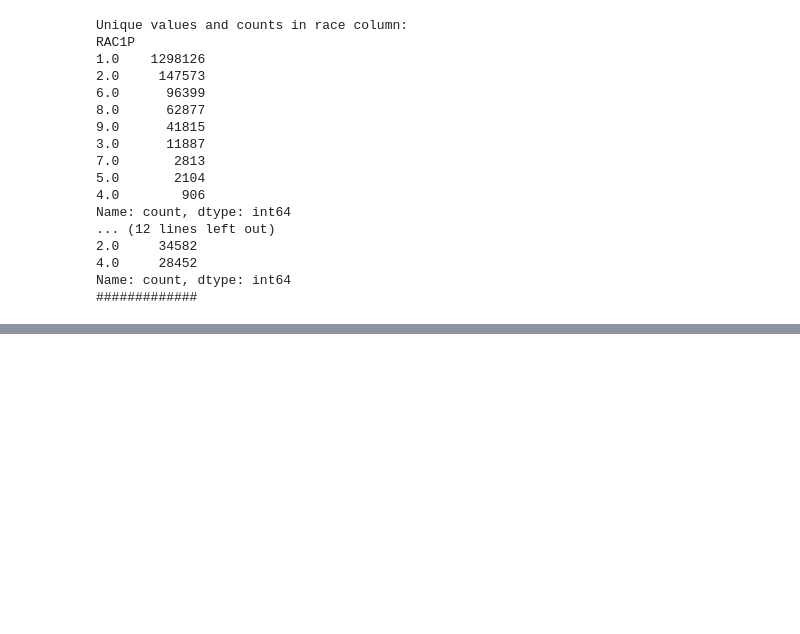
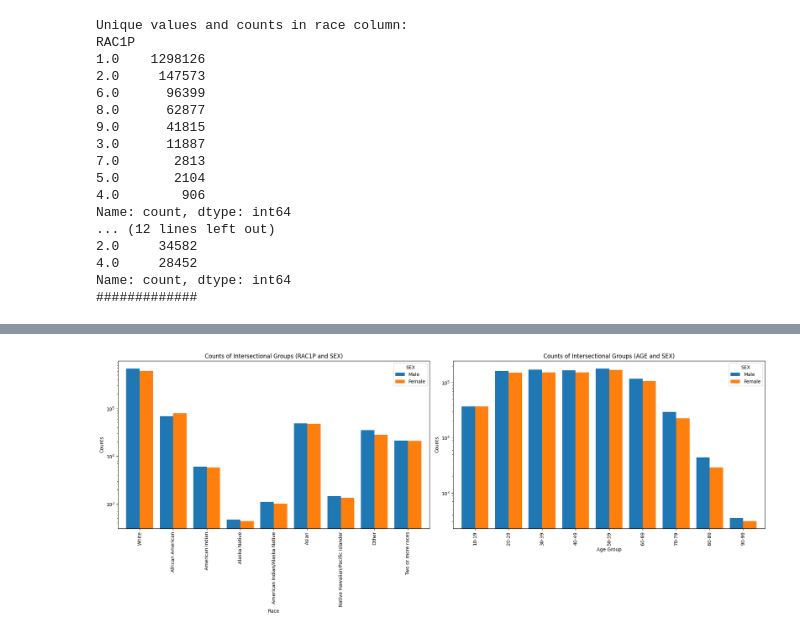
Before and after one commit to maxschaffelder/HCML_project, a Jupyter notebook: data_exploration.ipynb, the cells around one changed output, grey strips where cells are left out. Saved outputs shown, nothing was run; the diff lists cells and outputs as text; code cells hidden in the pictures; blank space fills up the shorter version.

Commit message:
Data exploration, intersectional groups

```diff
--- a/data_exploration.ipynb
+++ b/data_exploration.ipynb
@@ -74,0 +104,50 @@ Name: count, dtype: int64
+# %%
+# Sample race_dict and sex_dict
+race_dict = {1.0: "White", 2.0: "African American", 3.0: "American Indian", 4.0: "Alaska Native", 5.0: "American Indian/Alaska Native", 6.0: "Asian", 7.0: "Native Hawaiian/Pacific Islander", 8.0: "Other", 9.0: "Two or more races"}
+sex_dict = {1.0: "Male", 2.0: "Female"}
+
+# Calculate the counts for intersectional groups of 'RAC1P' and 'SEX'
+intersectional_counts_race = df.groupby(['RAC1P', 'SEX']).size().unstack(fill_value=0)
+
+# Map the 'RAC1P' index to their labels using race_dict
+intersectional_counts_race.index = intersectional_counts_race.index.map(race_dict)
+intersectional_counts_race.columns = intersectional_counts_race.columns.map(sex_dict)
+
+# Create age bins
+bins = range(10, 110, 10)
+labels = [f'{i}-{i+9}' for i in bins[:-1]]
+df['AGE_BIN'] = pd.cut(df['AGEP'], bins=bins, labels=labels, right=False)
+
+# Calculate the counts for intersectional groups of 'AGE_BIN' and 'SEX'
+intersectional_counts_age = df.groupby(['AGE_BIN', 'SEX']).size().unstack(fill_value=0)
+
+# Map the 'SEX' columns to their labels using sex_dict
+intersectional_counts_age.columns = intersectional_counts_age.columns.map(sex_dict)
+
+# Create subplots
+fig, axes = plt.subplots(nrows=1, ncols=2, figsize=(20, 8))
+
+# Plot grouped bar chart for 'RAC1P' and 'SEX'
+intersectional_counts_race.plot(kind='bar', ax=axes[0], width=0.8)
+axes[0].set_title('Counts of Intersectional Groups (RAC1P and SEX)')
+axes[0].set_xlabel('Race')
+axes[0].set_ylabel('Counts')
+axes[0].set_yscale("log")
+axes[0].legend(title='SEX')
+
+# Plot grouped bar chart for 'AGE_BIN' and 'SEX'
+intersectional_counts_age.plot(kind='bar', ax=axes[1], width=0.8)
+axes[1].set_title('Counts of Intersectional Groups (AGE and SEX)')
+axes[1].set_xlabel('Age Group')
+axes[1].set_ylabel('Counts')
+axes[1].set_yscale("log")
+axes[1].legend(title='SEX')
+
+# Adjust layout to prevent overlap
+plt.tight_layout()
+plt.savefig("graphs/intersectional_bar_plots.png")
+
+# Show the plot
+plt.show()
+# %% [output]
+[figure, added]
```
Also changed, not shown: parts of 4 cells of this notebook, 3 other files.
